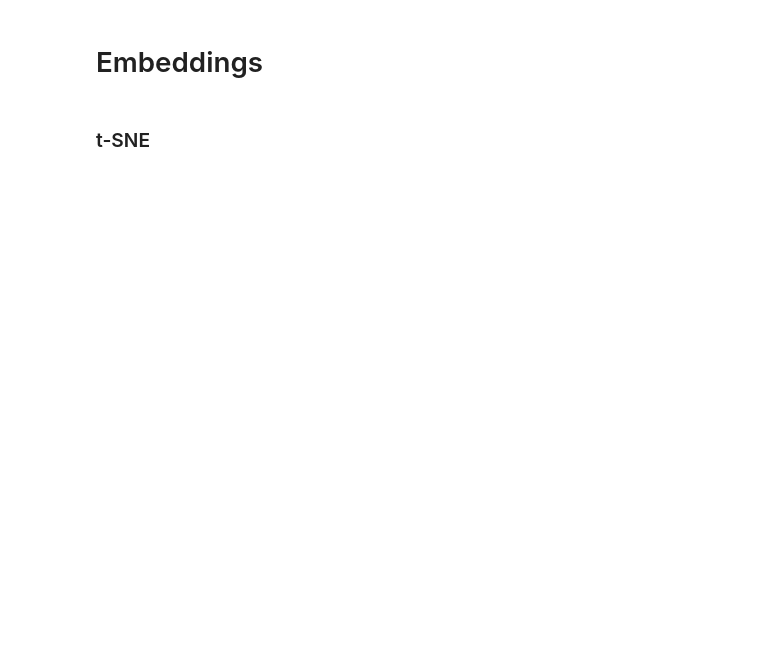
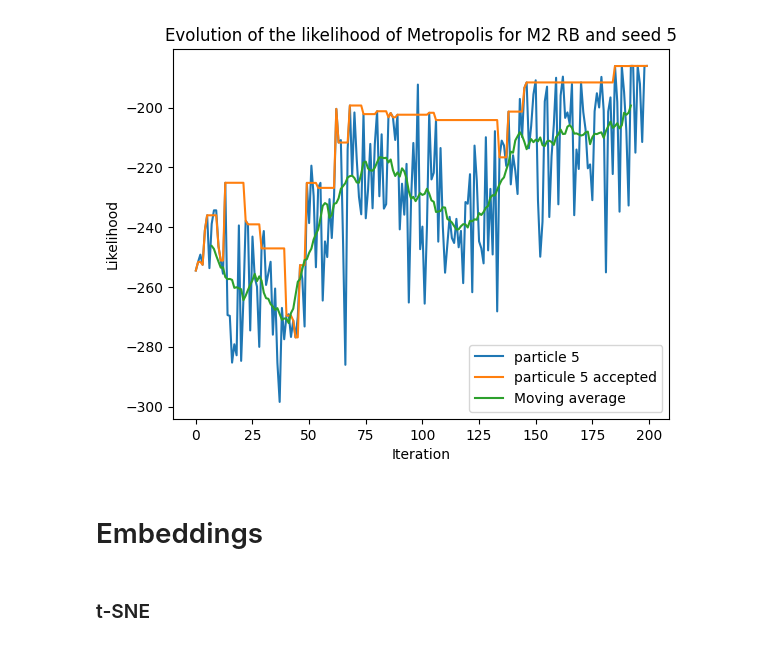
Before and after one commit to flowersteam/WorldLLM, a Jupyter notebook: compare_method.ipynb, the cells around one changed output. Drawn from its saved outputs; the diff is of its cells as text; code cells hidden in the pictures; blank space fills up the shorter version.

```diff
--- a/compare_method.ipynb
+++ b/compare_method.ipynb
@@ -177,3 +191,20 @@ for b_name in all_baselines_name[1:]:
+# %%
+seed = 5
+plt.figure()
+plt.plot(all_likelihoods[baseline_name][seed, :-1], label="particle "+ str(seed))
+plt.plot(all_likelihoods[baseline_name][seed,all_additional_data[baseline_name]["prev_rules_ind"][seed,1:]], label="particule "+ str(seed)+" accepted")
+
+#Plot moving average of the likelihood
+window_size = 15
+moving_average = np.convolve(all_likelihoods[baseline_name][seed, :-1], np.ones(window_size)/window_size, mode='valid')
+plt.plot(np.arange(window_size//2, len(moving_average)+window_size//2), moving_average, label="Moving average")
+plt.xlabel("Iteration")
+plt.ylabel("Likelihood")
+plt.legend()
+plt.title(f"Evolution of the likelihood of Metropolis for {baseline_name} and seed " + str(seed))
+plt.show()
+# %% [output]
+[figure, added]
 # %% [markdown]
 # Embeddings
 # %%
```
Also changed, not shown: parts of 11 cells of this notebook, 1 other file.
